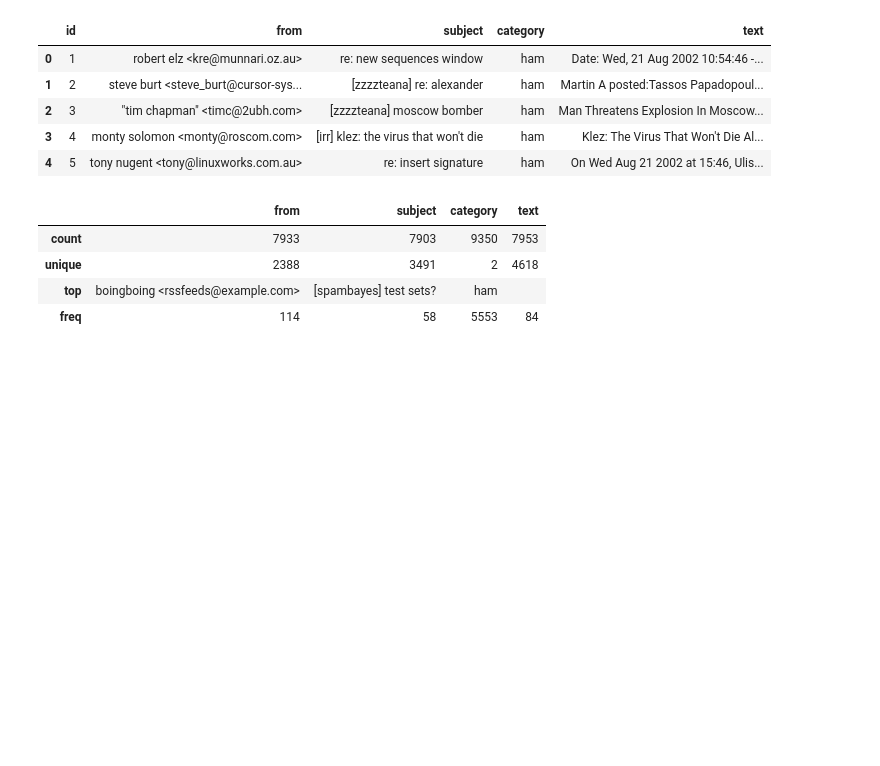
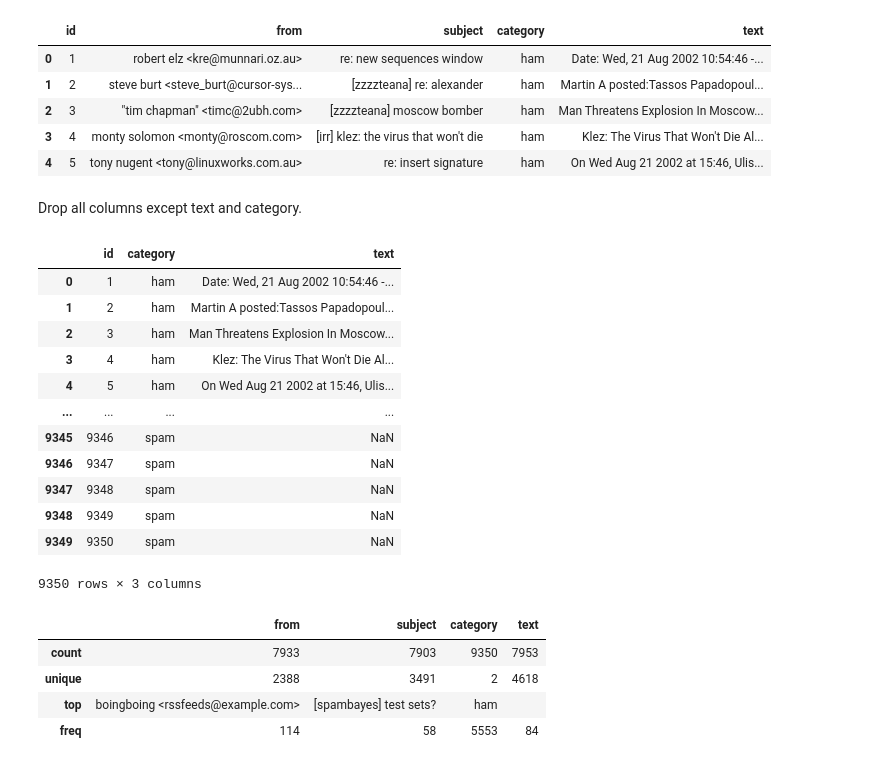
Before and after one commit to himalayahall/DATA602, a Jupyter notebook: Project.ipynb, the cells around one changed output. Cells and saved outputs as stored; diff of their text form; code cells hidden in the pictures; blank space fills up the shorter version.

```diff
--- a/Project.ipynb
+++ b/Project.ipynb
@@ -19,6 +58,25 @@ df.head()
 | 2 | 3 | "tim chapman" <timc@2ubh.com> | [zzzzteana] moscow bomber | ham | Man Threatens Explosion In Moscow... |
 | 3 | 4 | monty solomon <monty@roscom.com> | [irr] klez: the virus that won't die | ham | Klez: The Virus That Won't Die Al... |
 | 4 | 5 | tony nugent <tony@linuxworks.com.au> | re: insert signature | ham | On Wed Aug 21 2002 at 15:46, Ulis... |
+# %% [markdown]
+Drop all columns except text and category.
+# %%
+df = df.drop(columns=['from', 'subject'])
+df
+# %% [output]
+|  | id | category | text |
+| 0 | 1 | ham | Date: Wed, 21 Aug 2002 10:54:46 -... |
+| 1 | 2 | ham | Martin A posted:Tassos Papadopoul... |
+| 2 | 3 | ham | Man Threatens Explosion In Moscow... |
+| 3 | 4 | ham | Klez: The Virus That Won't Die Al... |
+| 4 | 5 | ham | On Wed Aug 21 2002 at 15:46, Ulis... |
+| ... | ... | ... | ... |
+| 9345 | 9346 | spam | NaN |
+| 9346 | 9347 | spam | NaN |
+| 9347 | 9348 | spam | NaN |
+| 9348 | 9349 | spam | NaN |
+| 9349 | 9350 | spam | NaN |
+9350 rows × 3 columns
 # %%
 df.describe(include='object')
 # %% [output]
```
Also changed, not shown: parts of 32 cells of this notebook.
